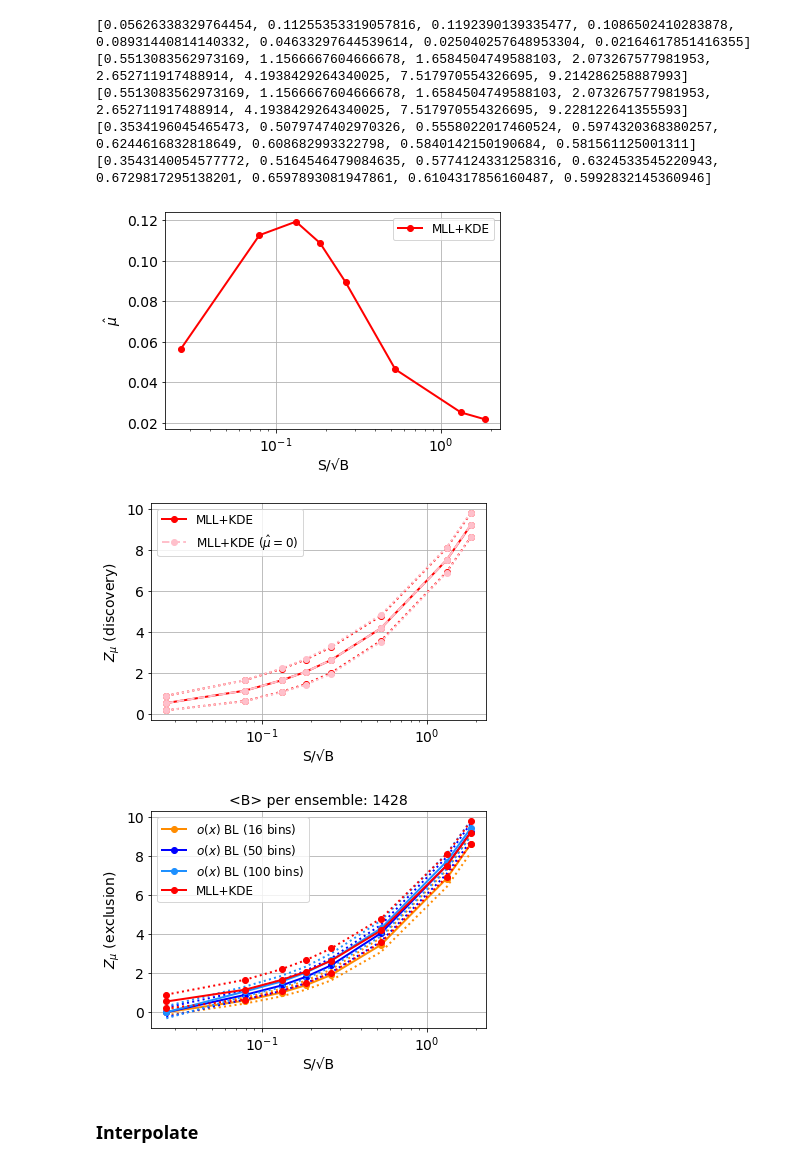
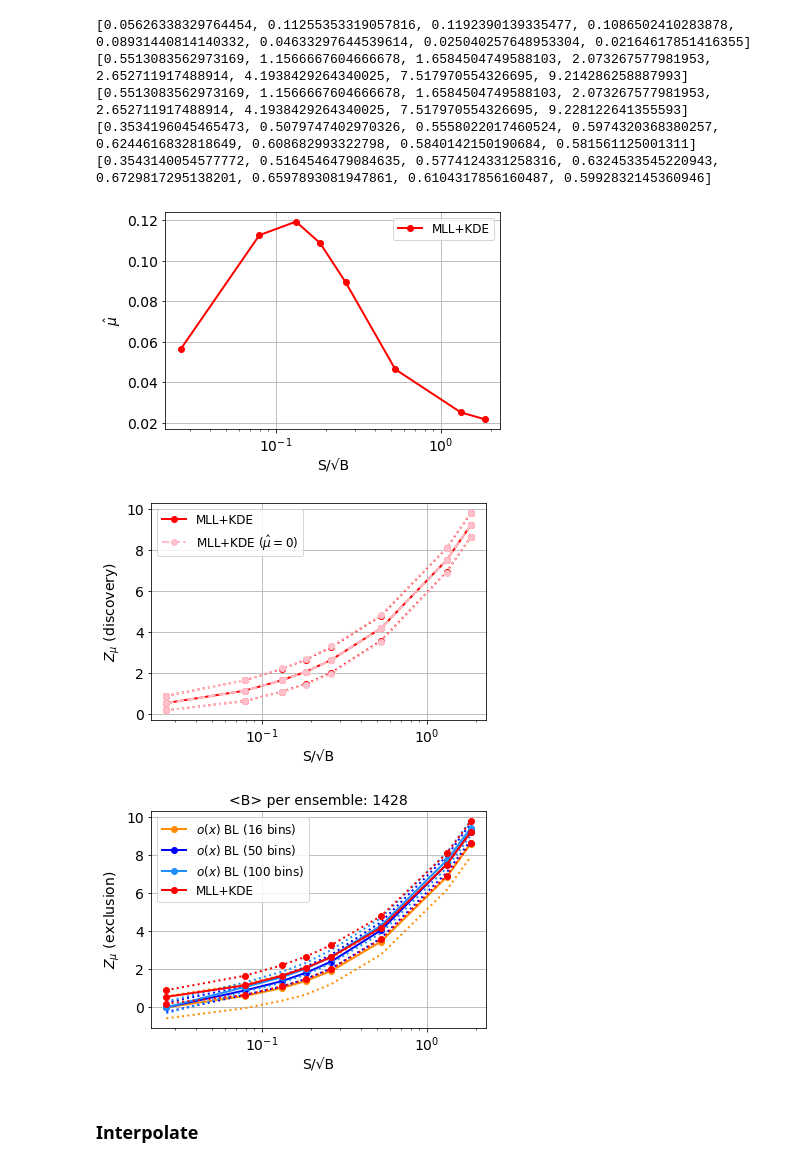
Before and after one commit to AndresDanielPerez/LHC-3rd-gen-Leptoquarks-with-MLL, a Jupyter notebook: Leptoquarks/B-13TeV-no-uncertainty/04-LQdown1000GeV.ipynb, the cells around one changed output. Saved outputs shown, nothing was run; the diff lists cells and outputs as text; code cells hidden in the pictures.

```diff
--- a/Leptoquarks/B-13TeV-no-uncertainty/04-LQdown1000GeV.ipynb
+++ b/Leptoquarks/B-13TeV-no-uncertainty/04-LQdown1000GeV.ipynb
@@ -1394,6 +1395,23 @@ store_Z_bins_XG_50bins_min = [i-j for i, j in zip(store_Z_bins_XG_50bins, store_
 
 store_Z_bins_XG_100bins_plus = [i+j for i, j in zip(store_Z_bins_XG_100bins, store_Z_bins_XG_100bins_std)]
 store_Z_bins_XG_100bins_min = [i-j for i, j in zip(store_Z_bins_XG_100bins, store_Z_bins_XG_100bins_std)]
+# %%
+store_muhat_mean_16bins = [0.0980378567652165, 0.02557265344241364, 0.0360401825493132, 0.06424673956777006, 0.03415324575341139, -0.0005424811210322519, 0.006794730530553179, 0.006207690455284918]
+
+store_Z_bins_XG_16bins_q = [0.22392333973267098, 0.6436716562062933, 1.018300144419401, 1.3379627476973057, 1.9187006751292546, 3.4655151281590877, 6.755686140309501, 8.512118381878215]
+store_Z_bins_XG_16bins_std = [0.5793700350611846, 0.6403432589546464, 0.6670876405386548, 0.7163363189046205, 0.6919713770688211, 0.681238213811601, 0.6852493636384361, 0.6879443274335981]
+
+store_Z_bins_XG_16bins_mu0 = [0.22391275311699108, 0.643617275283184, 1.017852629403653, 1.335540513251765, 1.9186299768452069, 3.4655151281590877, 6.755564294868271, 8.509626314243814]
+store_Z_bins_XG_16bins_std_mu0 = [0.5800521304904308, 0.6465574525060188, 0.6818300347877584, 0.7482894815283799, 0.7375432717952378, 0.7505489975685296, 0.7459728533298476, 0.7430823570736946]
+# %%
+store_Z_bins_XG_16bins_plus = [i+j for i, j in zip(store_Z_bins_XG_16bins, store_Z_bins_XG_16bins_std)]
+store_Z_bins_XG_16bins_min = [i-j for i, j in zip(store_Z_bins_XG_16bins, store_Z_bins_XG_16bins_std)]
+
+store_Z_bins_XG_50bins_plus = [i+j for i, j in zip(store_Z_bins_XG_50bins, store_Z_bins_XG_50bins_std)]
+store_Z_bins_XG_50bins_min = [i-j for i, j in zip(store_Z_bins_XG_50bins, store_Z_bins_XG_50bins_std)]
+
+store_Z_bins_XG_100bins_plus = [i+j for i, j in zip(store_Z_bins_XG_100bins, store_Z_bins_XG_100bins_std)]
+store_Z_bins_XG_100bins_min = [i-j for i, j in zip(store_Z_bins_XG_100bins, store_Z_bins_XG_100bins_std)]
 # %%
 #########
 # PLOTS #
@@ -2003,7 +2021,7 @@ for i in range(len(SB_ratio)):
 plt.figure()
 lw = 2
 
-plt.plot(posX, store_muhat_mean_MLL_KDE, '-ok', color='red', lw=lw, label='MLL+KDE')
+plt.plot(posX, store_muhat_mean_MLL_KDE, '-o', color='red', lw=lw, label='MLL+KDE')
 
 #plt.xlim([0.5, 100])
 #plt.ylim([-0.5, 7.5])
@@ -2023,12 +2041,12 @@ plt.show()
 plt.figure()
 lw = 2
 
-plt.plot(posX, store_Z_MLL_KDE, '-ok', color='red', lw=lw, label='MLL+KDE')
-plt.plot(posX, store_Z_MLL_KDE_plus, ':ok', color='red', lw=lw)
-plt.plot(posX, store_Z_MLL_KDE_min, ':ok', color='red', lw=lw)
-plt.plot(posX, store_Z_MLL_KDE_mu0, '--ok', color='pink', lw=lw, label=r'MLL+KDE ($\hat{\mu}=0$)')
-plt.plot(posX, store_Z_MLL_KDE_mu0_plus, ':ok', color='pink', lw=lw)
-plt.plot(posX, store_Z_MLL_KDE_mu0_min, ':ok', color='pink', lw=lw)
+plt.plot(posX, store_Z_MLL_KDE, '-o', color='red', lw=lw, label='MLL+KDE')
+plt.plot(posX, store_Z_MLL_KDE_plus, ':o', color='red', lw=lw)
+plt.plot(posX, store_Z_MLL_KDE_min, ':o', color='red', lw=lw)
+plt.plot(posX, store_Z_MLL_KDE_mu0, '--o', color='pink', lw=lw, label=r'MLL+KDE ($\hat{\mu}=0$)')
+plt.plot(posX, store_Z_MLL_KDE_mu0_plus, ':o', color='pink', lw=lw)
+plt.plot(posX, store_Z_MLL_KDE_mu0_min, ':o', color='pink', lw=lw)
 
 #plt.xlim([0.5, 10])
 #plt.ylim([-0.5, 7.5])
@@ -2042,40 +2060,40 @@ plt.grid()
 plt.legend(loc="upper left", fontsize=12)
 plt.show()
 
 
 
 
 plt.figure()
 lw = 2
 
-plt.plot(posX, store_Z_bins_XG_16bins, '-ok', color='darkorange', lw=lw, label=r'$o(x)$ BL (16 bins)')
+plt.plot(posX, store_Z_bins_XG_16bins, '-o', color='darkorange', lw=lw, label=r'$o(x)$ BL (16 bins)')
 plt.plot(posX, store_Z_bins_XG_16bins_plus, ':', color='darkorange', lw=lw)
 plt.plot(posX, store_Z_bins_XG_16bins_min, ':', color='darkorange', lw=lw)
-plt.plot(posX, store_Z_bins_XG_50bins, '-ok', color='blue', lw=lw, label=r'$o(x)$ BL (50 bins)')
+plt.plot(posX, store_Z_bins_XG_50bins, '-o', color='blue', lw=lw, label=r'$o(x)$ BL (50 bins)')
 plt.plot(posX, store_Z_bins_XG_50bins_plus, ':', color='blue', lw=lw)
 plt.plot(posX, store_Z_bins_XG_50bins_min, ':', color='blue', lw=lw)
-plt.plot(posX, store_Z_bins_XG_100bins, '-ok', color='dodgerblue', lw=lw, label=r'$o(x)$ BL (100 bins)')
+plt.plot(posX, store_Z_bins_XG_100bins, '-o', color='dodgerblue', lw=lw, label=r'$o(x)$ BL (100 bins)')
 plt.plot(posX, store_Z_bins_XG_100bins_plus, ':', color='dodgerblue', lw=lw)
 plt.plot(posX, store_Z_bins_XG_100bins_min, ':', color='dodgerblue', lw=lw)
-plt.plot(posX, store_Z_MLL_KDE, '-ok', color='red', lw=lw, label='MLL+KDE')
-plt.plot(posX, store_Z_MLL_KDE_plus, ':ok', color='red', lw=lw)
-plt.plot(posX, store_Z_MLL_KDE_min, ':ok', color='red', lw=lw)
+plt.plot(posX, store_Z_MLL_KDE, '-o', color='red', lw=lw, label='MLL+KDE')
+plt.plot(posX, store_Z_MLL_KDE_plus, ':o', color='red', lw=lw)
+plt.plot(posX, store_Z_MLL_KDE_min, ':o', color='red', lw=lw)
 
 #plt.xlim([0.5, 10])
 #plt.ylim([-0.5, 7.5])
 plt.xscale('log')
 plt.xlabel('S/√B', fontsize=14)
 plt.ylabel('$Z_{\mu}$ (exclusion)', fontsize=14)
 plt.xticks(fontsize=14)
 plt.yticks(fontsize=14)
 plt.grid()
 plt.title('<B> per ensemble: %0.2d' % B_expected, fontsize=14)
 plt.legend(loc="upper left", fontsize=12)
 plt.show()
 # %% [output]
 [figure]
 [figure]
-[figure, old version]
+[figure, new version]
 # %% [markdown]
 ### Interpolate
 # %%
```
Also changed, not shown: parts of 7 cells of this notebook, 15 other files.
